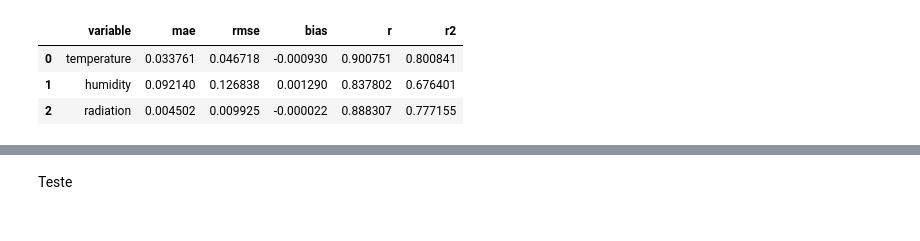
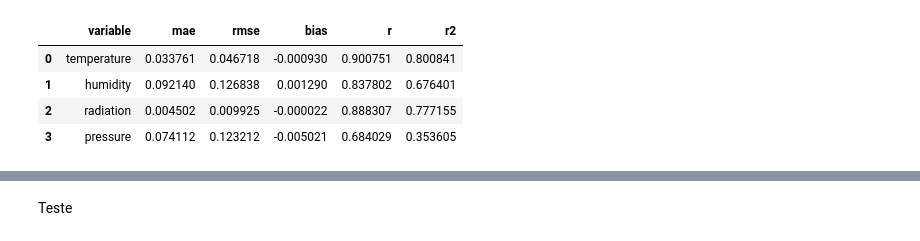
Before and after one commit to NortonRicardo/analysis-climate-, a Jupyter notebook: main.ipynb, the cells around one changed output, grey strips where cells are left out. Saved outputs shown, nothing was run; the diff lists cells and outputs as text; code cells hidden in the pictures.

```diff
--- a/main.ipynb
+++ b/main.ipynb
@@ -7,13 +7,15 @@ PATH_STATIONS = './data/station.parquet'
 # %%
 cols = ["variable", "mae", "rmse", "bias", "r", "r2"]
 result_linear_regression = pd.read_csv('train/linear_regression/results/linear_regression_metrics.csv')[cols]
 result_neighbors = pd.read_csv('train/neighbors/results/neighbors_metrics.csv')[cols]
+result_dense = pd.read_csv('train/dense/results/dense_metrics.csv')[cols]
 result_neighbors
 # %% [output]
 |  | variable | mae | rmse | bias | r | r2 |
 | 0 | temperature | 0.033761 | 0.046718 | -0.000930 | 0.900751 | 0.800841 |
 | 1 | humidity | 0.092140 | 0.126838 | 0.001290 | 0.837802 | 0.676401 |
 | 2 | radiation | 0.004502 | 0.009925 | -0.000022 | 0.888307 | 0.777155 |
+| 3 | pressure | 0.074112 | 0.123212 | -0.005021 | 0.684029 | 0.353605 |
 # %%
 result_linear_regression
 # %% [output]
```
Also changed, not shown: parts of 4 cells of this notebook, 2 other files.
